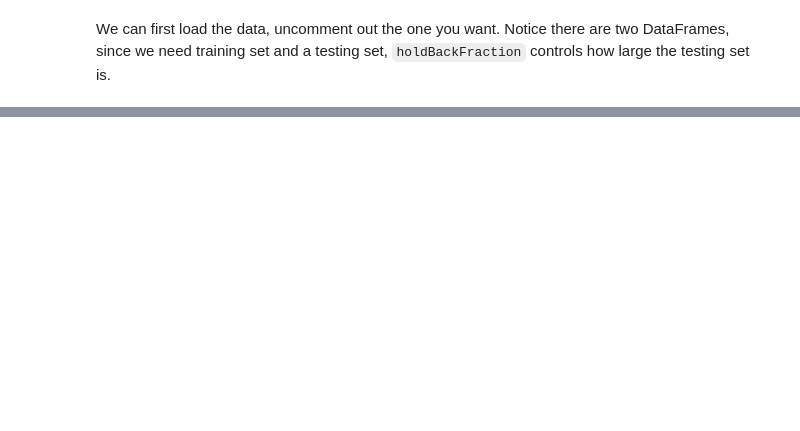
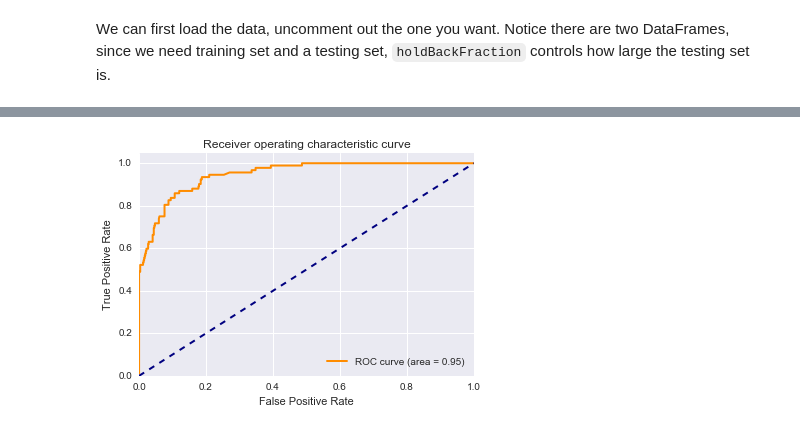
Before and after one commit to KnowledgeLab/augmentedintelligence, a Jupyter notebook: 3-Augmented-Judgment/basic.ipynb, the cells around one changed output, grey strips where cells are left out. Saved outputs shown, nothing was run; the diff lists cells and outputs as text; code cells hidden in the pictures; blank space fills up the shorter version.

```diff
--- a/3-Augmented-Judgment/basic.ipynb
+++ b/3-Augmented-Judgment/basic.ipynb
@@ -16,6 +21,6 @@ trainDF, testDF = ai.condense3.loadSpam()
 # %%
 clf = ai.condense3.NaiveBayesClassifier()
-clf.train(trainDF, 'is_spam', 'normalized_emails')
+clf.train(trainDF, 'binary', 'normalized_text')
 # %%
 ai.condense3.evaluateClassifier(clf, testDF)
 # %% [output]
@@ -24,0 +44,4 @@ ai.condense3.evaluateClassifier(clf, testDF)
+# %%
+ai.condense3.plotClassifier(clf, testDF)
+# %% [output]
+[figure, added]
```
Also changed, not shown: parts of 3 cells of this notebook, 1 other file.
